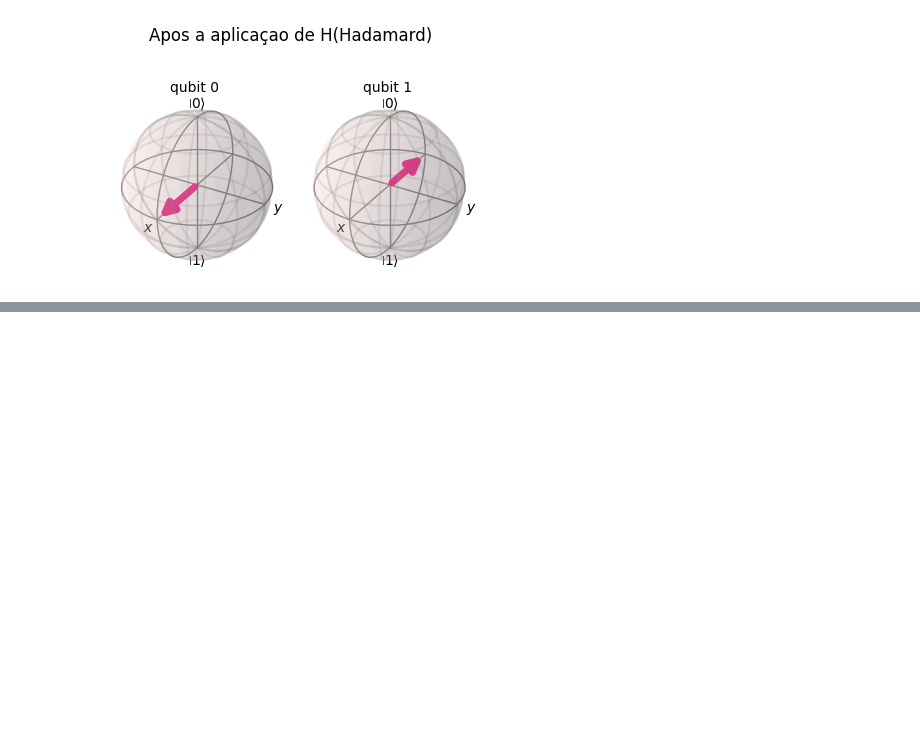
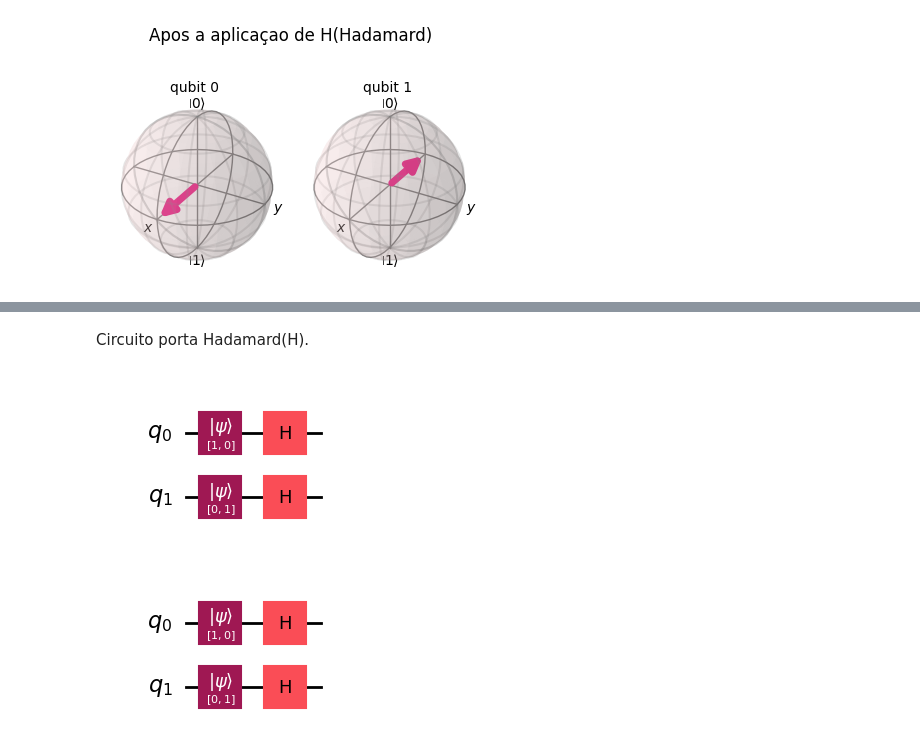
Before and after one commit to joaomoraski/quantum-computing-thesis, a Jupyter notebook: artigos/qiskit-learning.ipynb, the cells around one changed output, grey strips where cells are left out. Saved outputs shown, nothing was run; the diff lists cells and outputs as text; code cells hidden in the pictures; blank space fills up the shorter version.

```diff
--- a/artigos/qiskit-learning.ipynb
+++ b/artigos/qiskit-learning.ipynb
@@ -369,0 +390,7 @@ Essas combinaçoes sao bem uteis quando formor criar portas que nao estao presen
+# %% [markdown]
+Circuito porta Hadamard(H).
+# %%
+circuitH.draw(output='mpl')
+# %% [output]
+[figure, added]
+[figure, added]
```
Also changed, not shown: parts of 17 cells of this notebook.
